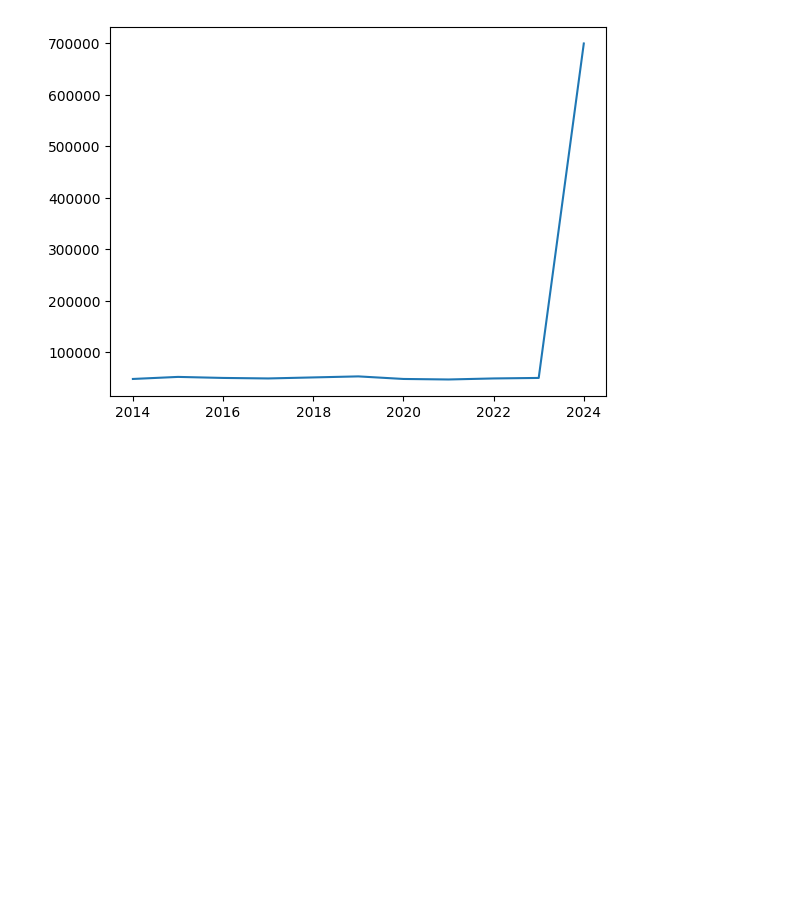
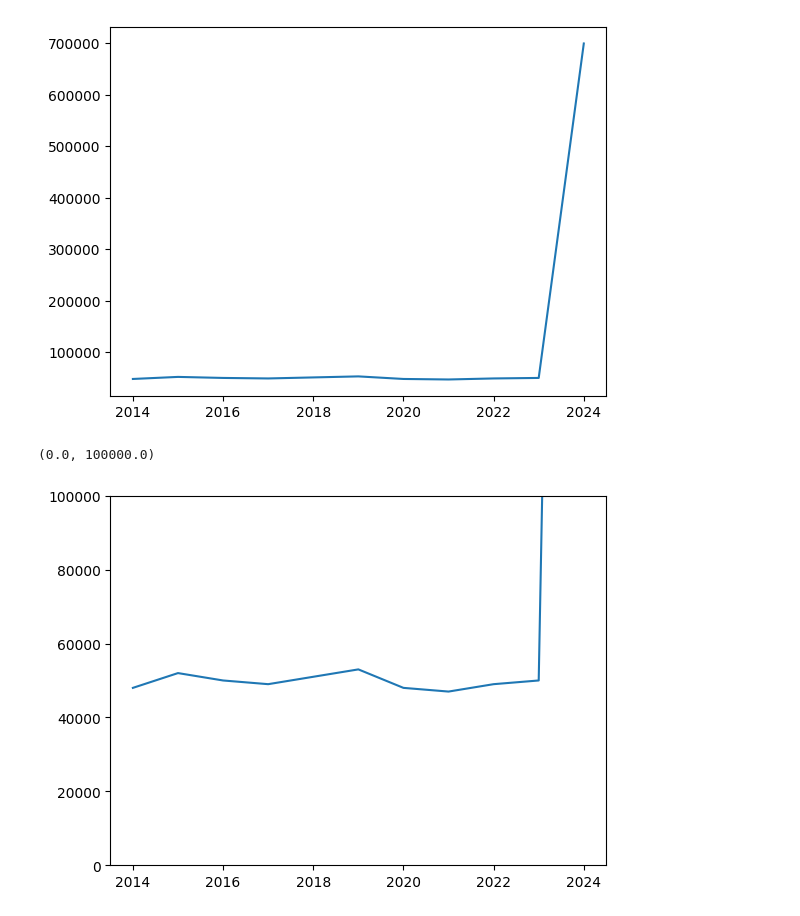
Before and after one commit to harshsinha-12/Juypter-Data-Science, a Jupyter notebook: Notebooks/MatPlotlib1CampusX.ipynb, the cells around one changed output. Drawn from its saved outputs; the diff is of its cells as text; code cells hidden in the pictures; blank space fills up the shorter version.

```diff
--- a/Notebooks/MatPlotlib1CampusX.ipynb
+++ b/Notebooks/MatPlotlib1CampusX.ipynb
@@ -82,3 +82,12 @@ plt.plot(year, price)
 # %% [output]
 [<matplotlib.lines.Line2D at 0x...>]
 [figure]
+# %%
+price = [48000, 52000, 50000, 49000, 51000, 53000, 48000, 47000, 49000, 50000,700000]
+year = [2014, 2015, 2016, 2017, 2018, 2019, 2020, 2021, 2022, 2023, 2024]
+
+plt.plot(year, price)
+plt.ylim(0, 100000)
+# %% [output]
+(0.0, 100000.0)
+[figure, added]
```
Also changed, not shown: parts of 39 cells of this notebook, 9 other files.
